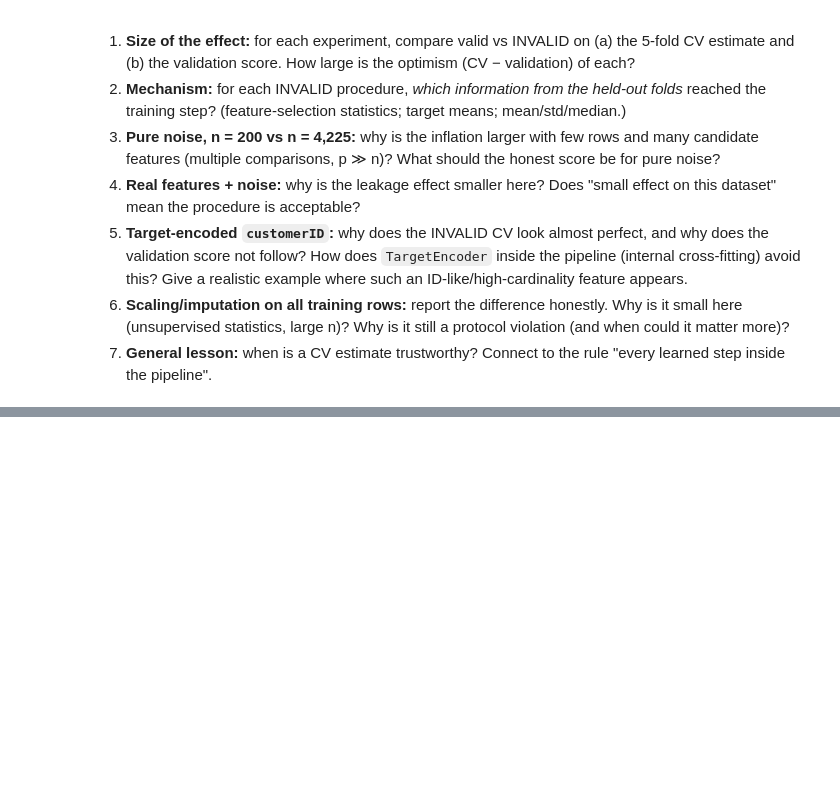
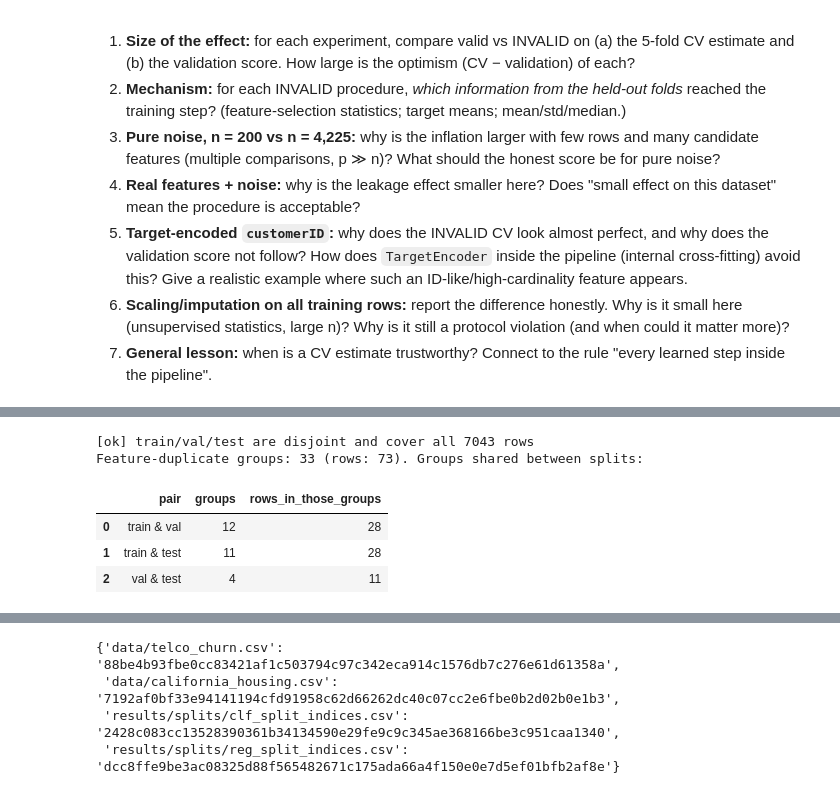
Before and after one commit to berksahiinn/ceng463-midterm, a Jupyter notebook: notebooks/01_Q1_data_leakage.ipynb, the cells around one changed output, grey strips where cells are left out. Drawn from its saved outputs; the diff is of its cells as text; code cells hidden in the pictures; blank space fills up the shorter version.

```diff
--- a/notebooks/01_Q1_data_leakage.ipynb
+++ b/notebooks/01_Q1_data_leakage.ipynb
@@ -914,0 +1170,53 @@ save_fig(fig, 'q1d_leakage_cv_vs_val'); plt.show()
+# %%
+import hashlib
+import json
+
+# --- Guard 1: split integrity (disjoint, complete)
+split_rows = pd.read_csv(CLF_SPLIT_FILE)
+sets = {p: set(split_rows.loc[split_rows['split'] == p, 'row']) for p in ('train', 'val', 'test')}
+assert not (sets['train'] & sets['val']) and not (sets['train'] & sets['test']) and not (sets['val'] & sets['test'])
+assert len(sets['train'] | sets['val'] | sets['test']) == len(raw)
+print('[ok] train/val/test are disjoint and cover all', len(raw), 'rows')
+
+# --- Guard 2: feature-identical customers that fall into different splits (from Q1a.4)
+group_splits = dup_groups.groupby(group_key)['split'].agg(set)
+cross = pd.DataFrame([
+    {'pair': f'{a} & {b}',
+     'groups': int(sum({a, b} <= s for s in group_splits)),
+     'rows_in_those_groups': int(dup_groups[group_key.map(lambda k: {a, b} <= group_splits[k])].shape[0])}
+    for a, b in [('train', 'val'), ('train', 'test'), ('val', 'test')]
+])
+save_table(cross, 'q1e_duplicates_across_splits')
+print(f'Feature-duplicate groups: {len(group_splits)} (rows: {len(dup_groups)}). Groups shared between splits:')
+display(cross)
+
+# --- Guard 3: fingerprint of data and split files (detects silent changes between runs)
+def sha256(path):
+    h = hashlib.sha256()
+    with open(path, 'rb') as f:
+        for chunk in iter(lambda: f.read(1 << 20), b''):
+            h.update(chunk)
+    return h.hexdigest()
+
+FINGERPRINT_FILE = RESULTS_DIR / 'data_fingerprint.json'
+tracked = [DATA_DIR / 'telco_churn.csv', DATA_DIR / 'california_housing.csv', CLF_SPLIT_FILE, REG_SPLIT_FILE]
+current = {p.relative_to(ROOT).as_posix(): sha256(p) for p in tracked}
+if FINGERPRINT_FILE.exists():
+    saved = json.loads(FINGERPRINT_FILE.read_text())
+    changed = [k for k in current if saved.get(k) != current[k]]
+    if changed:
+        # A warning, not an error: line-ending conversion by git on another OS also changes the hash.
+        print('[WARNING] these files differ from the fingerprint created on', saved.get('_created'), ':', changed)
+    else:
+        print('[ok] data and split files are unchanged since', saved.get('_created'))
+else:
+    FINGERPRINT_FILE.write_text(json.dumps(current | {'_created': pd.Timestamp.now().isoformat(timespec='seconds')}, indent=2))
+    print('[ok] fingerprint created:', FINGERPRINT_FILE.relative_to(ROOT).as_posix())
+current
+# %% [output]
+[ok] train/val/test are disjoint and cover all 7043 rows
+Feature-duplicate groups: 33 (rows: 73). Groups shared between splits:
+|  | pair | groups | rows_in_those_groups |
+| 0 | train & val | 12 | 28 |
+| 1 | train & test | 11 | 28 |
+| 2 | val & test | 4 | 11 |
@@ -914,0 +1224,4 @@ save_fig(fig, 'q1d_leakage_cv_vs_val'); plt.show()
+{'data/telco_churn.csv': '88be4b93fbe0cc83421af1c503794c97c342eca914c1576db7c276e61d61358a',
+ 'data/california_housing.csv': '7192af0bf33e94141194cfd91958c62d66262dc40c07cc2e6fbe0b2d02b0e1b3',
+ 'results/splits/clf_split_indices.csv': '2428c083cc13528390361b34134590e29fe9c9c345ae368166be3c951caa1340',
+ 'results/splits/reg_split_indices.csv': 'dcc8ffe9be3ac08325d88f565482671c175ada66a4f150e0e7d5ef01bfb2af8e'}
```
Also changed, not shown: parts of 20 cells of this notebook, 12 other files.
